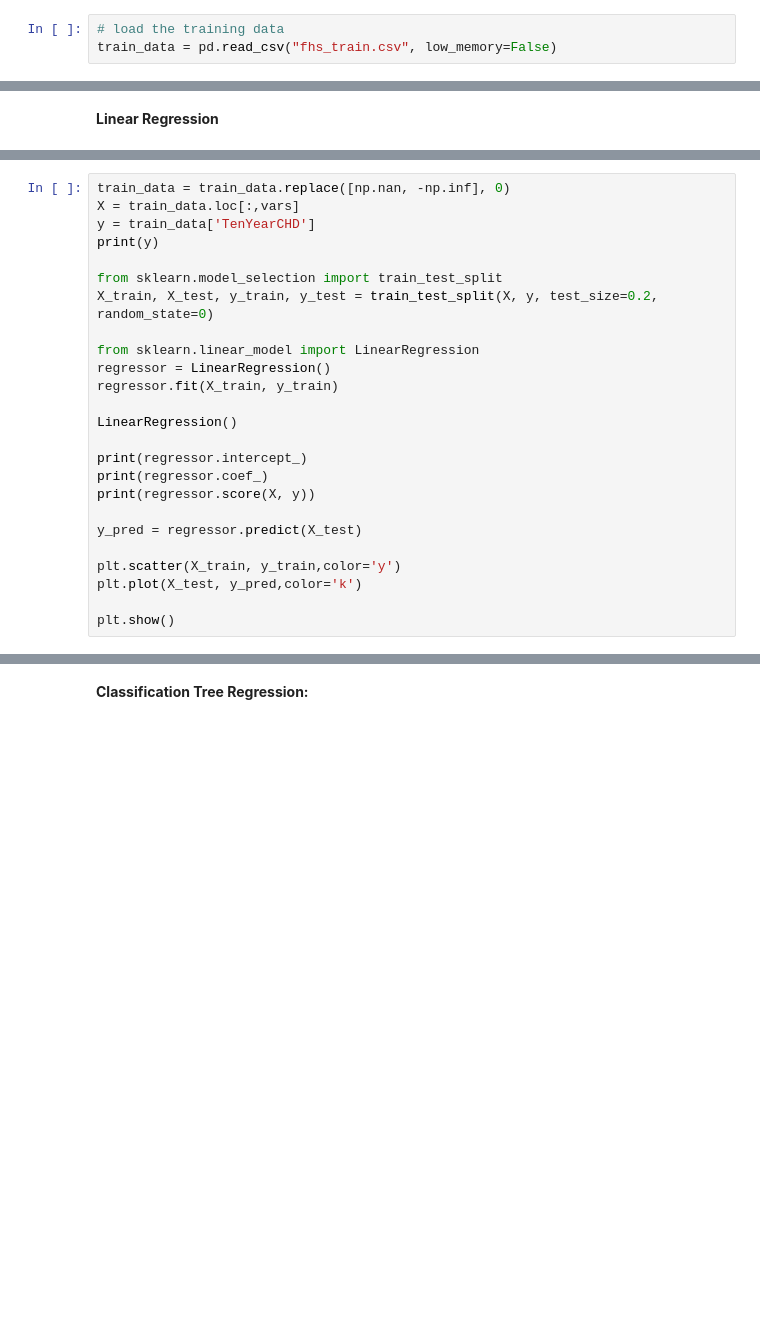
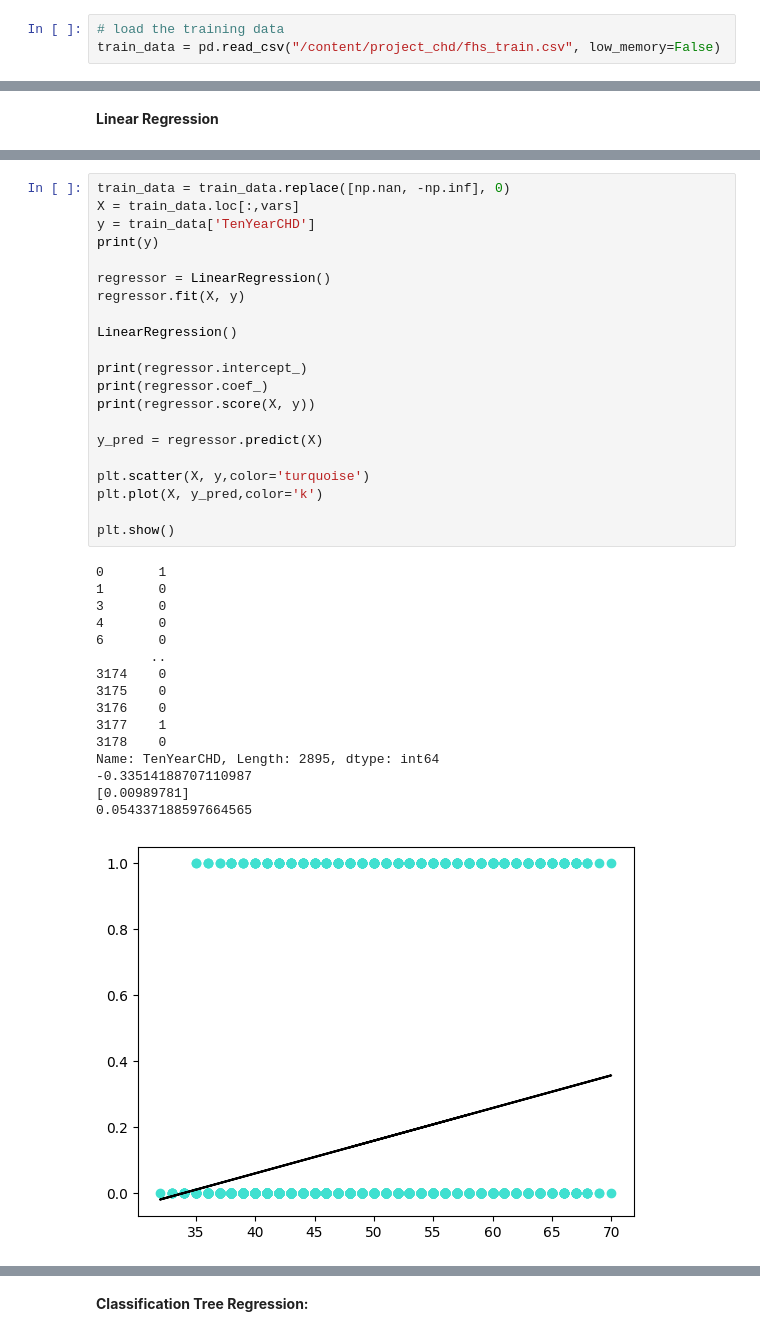
Before and after one commit to vnewsome/project_chd, a Jupyter notebook: ML_project2.ipynb, the cells around one changed output, grey strips where cells are left out. Cells and saved outputs as stored; diff of their text form; blank space fills up the shorter version.

Commit message:
regression, messy clustered regression trying to sort that out

```diff
--- a/ML_project2.ipynb
+++ b/ML_project2.ipynb
@@ -20,6 +20,6 @@ import matplotlib.pyplot as plt
 import seaborn as sns
 # %%
 # load the training data
-train_data = pd.read_csv("fhs_train.csv", low_memory=False)
+train_data = pd.read_csv("/content/project_chd/fhs_train.csv", low_memory=False)
 # %%
 # load the testing data
@@ -309,25 +313,38 @@ X.head()
 # %%
 train_data = train_data.replace([np.nan, -np.inf], 0)
 X = train_data.loc[:,vars]
 y = train_data['TenYearCHD']
 print(y)
 
-from sklearn.model_selection import train_test_split
-X_train, X_test, y_train, y_test = train_test_split(X, y, test_size=0.2, random_state=0)
-
-from sklearn.linear_model import LinearRegression
 regressor = LinearRegression()
-regressor.fit(X_train, y_train)
+regressor.fit(X, y)
 
 LinearRegression()
 
 print(regressor.intercept_)
 print(regressor.coef_)
 print(regressor.score(X, y))
 
-y_pred = regressor.predict(X_test)
+y_pred = regressor.predict(X)
 
-plt.scatter(X_train, y_train,color='y')
-plt.plot(X_test, y_pred,color='k')
+plt.scatter(X, y,color='turquoise')
+plt.plot(X, y_pred,color='k')
 
 plt.show()
+# %% [output]
+0       1
+1       0
+3       0
+4       0
+6       0
+       ..
+3174    0
+3175    0
+3176    0
+3177    1
+3178    0
+Name: TenYearCHD, Length: 2895, dtype: int64
+-0.33514188707110987
+[0.00989781]
+0.054337188597664565
+[figure, added]
```
Also changed, not shown: parts of 18 cells of this notebook.
